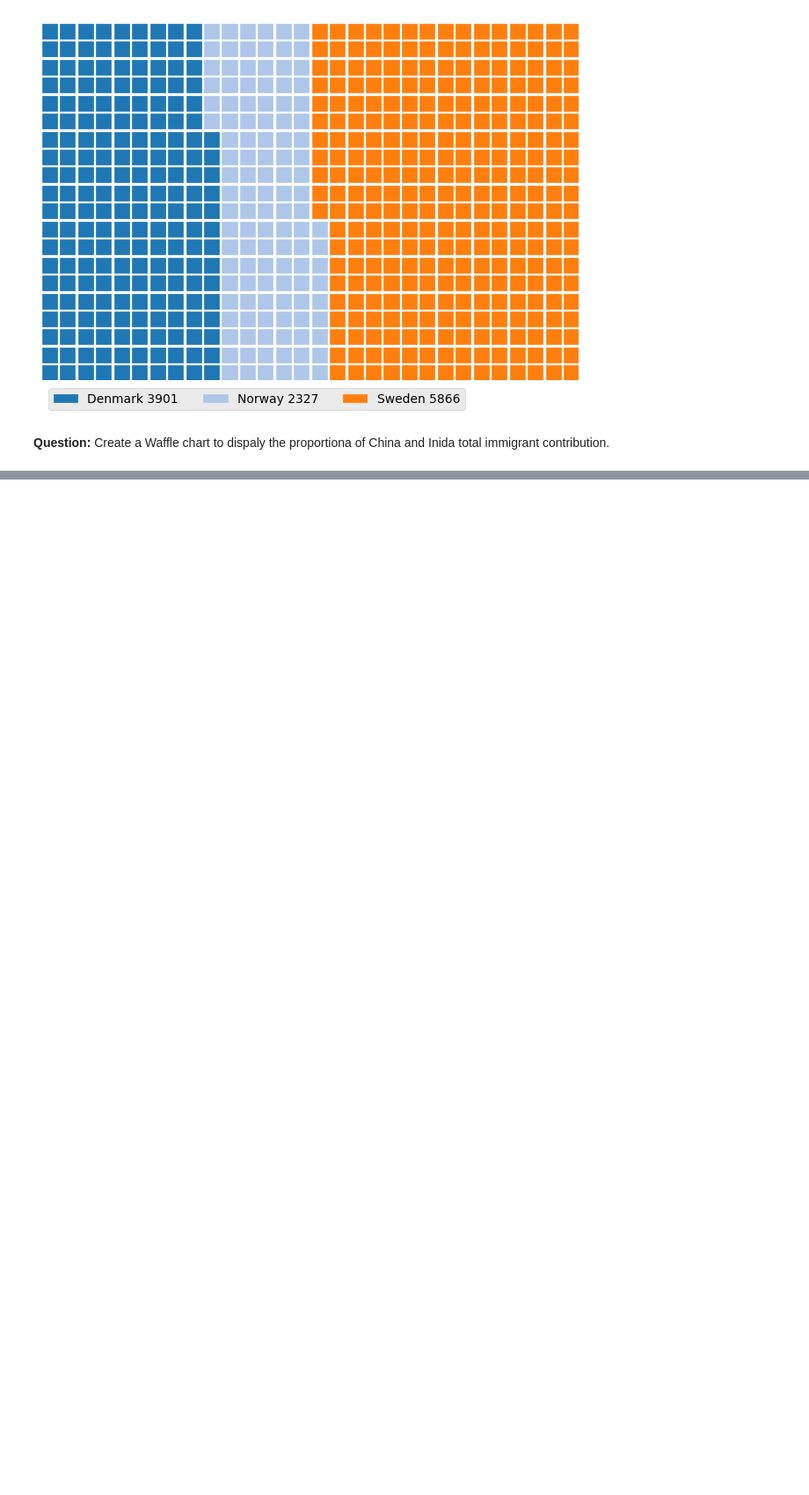
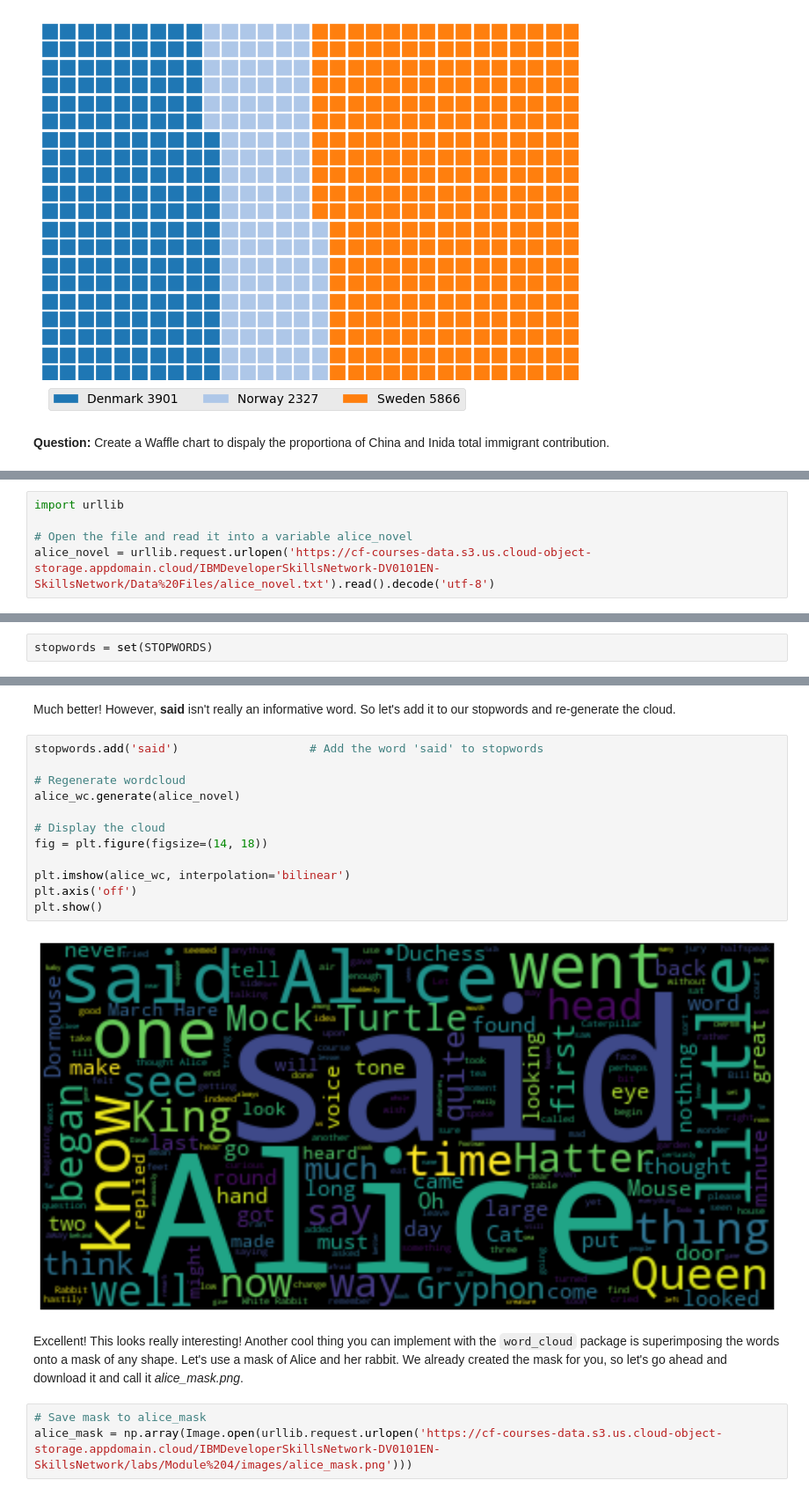
Before and after one commit to DUY2602/IBM-Data-Science, a Jupyter notebook: 8. Data Visualization with Python/Basic & Specialized Visualization tools/waffle_chart_word_cloud_regression_plot.ipynb, the cells around one changed output, grey strips where cells are left out. Shown at 88% size. Cells and saved outputs as stored; diff of their text form; blank space fills up the shorter version.

```diff
--- a/8. Data Visualization with Python/Basic & Specialized Visualization tools/waffle_chart_word_cloud_regression_plot.ipynb
+++ b/8. Data Visualization with Python/Basic & Specialized Visualization tools/waffle_chart_word_cloud_regression_plot.ipynb
@@ -400,0 +423,5 @@ fig = plt.figure(
+# %%
+import urllib
+
+# Open the file and read it into a variable alice_novel
+alice_novel = urllib.request.urlopen('https://cf-courses-data.s3.us.cloud-object-storage.appdomain.cloud/IBMDeveloperSkillsNetwork-DV0101EN-SkillsNetwork/Data%20Files/alice_novel.txt').read().decode('utf-8')
@@ -400,0 +430,2 @@ fig = plt.figure(
+# %%
+stopwords = set(STOPWORDS)
@@ -400,0 +462,21 @@ fig = plt.figure(
+# %% [markdown]
+Much better! However, **said** isn't really an informative word. So let's add it to our stopwords and re-generate the cloud.
+# %%
+stopwords.add('said')                   # Add the word 'said' to stopwords
+
+# Regenerate wordcloud
+alice_wc.generate(alice_novel)
+
+# Display the cloud
+fig = plt.figure(figsize=(14, 18))
+
+plt.imshow(alice_wc, interpolation='bilinear')
+plt.axis('off')
+plt.show()
+# %% [output]
+[figure, added]
+# %% [markdown]
+Excellent! This looks really interesting! Another cool thing you can implement with the `word_cloud` package is superimposing the words onto a mask of any shape. Let's use a mask of Alice and her rabbit. We already created the mask for you, so let's go ahead and download it and call it *alice_mask.png*.
+# %%
+# Save mask to alice_mask
+alice_mask = np.array(Image.open(urllib.request.urlopen('https://cf-courses-data.s3.us.cloud-object-storage.appdomain.cloud/IBMDeveloperSkillsNetwork-DV0101EN-SkillsNetwork/labs/Module%204/images/alice_mask.png')))
```
Also changed, not shown: parts of 25 cells of this notebook.
